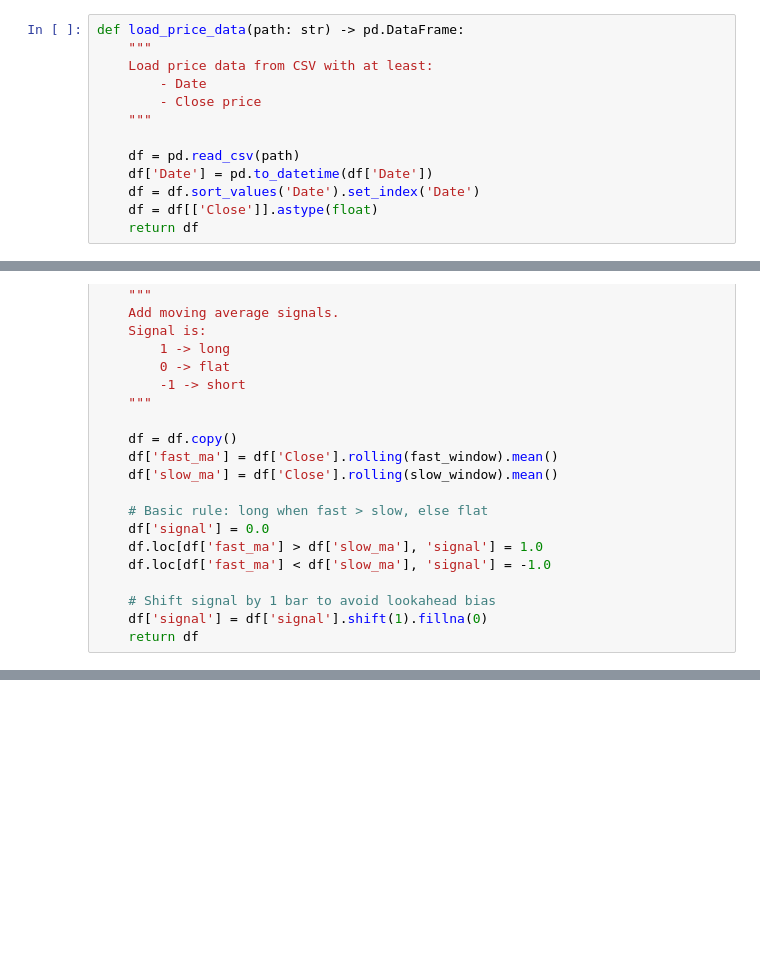
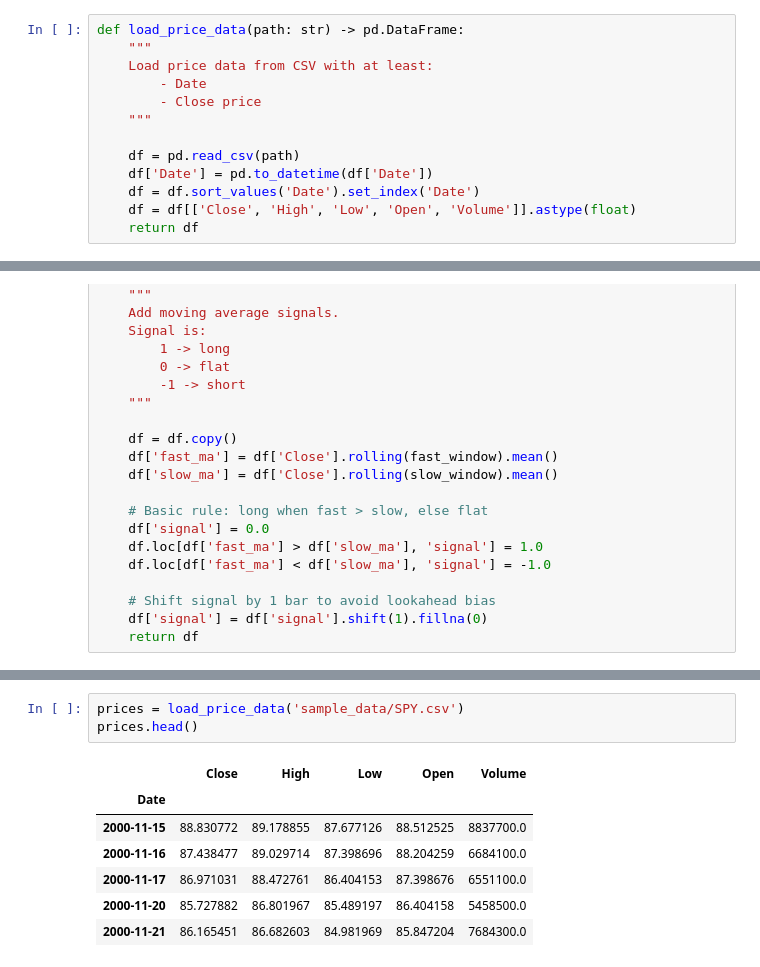
Before and after one commit to gareytwin1/alpaca-finance-lab, a Jupyter notebook: stocks/simple_backtester.ipynb, the cells around one changed output, grey strips where cells are left out. Drawn from its saved outputs; the diff is of its cells as text; blank space fills up the shorter version.

```diff
--- a/stocks/simple_backtester.ipynb
+++ b/stocks/simple_backtester.ipynb
@@ -19,7 +19,7 @@ def load_price_data(path: str) -> pd.DataFrame:
     df = pd.read_csv(path)
     df['Date'] = pd.to_datetime(df['Date'])
     df = df.sort_values('Date').set_index('Date')
-    df = df[['Close']].astype(float)
+    df = df[['Close', 'High', 'Low', 'Open', 'Volume']].astype(float)
     return df
 # %%
 def strategy_buy_and_hold(df: pd.DataFrame) -> pd.Series:
@@ -246,0 +267,11 @@ Date
+# %%
+prices = load_price_data('sample_data/SPY.csv')
+prices.head()
+# %% [output]
+|  | Close | High | Low | Open | Volume |
+| Date |  |  |  |  |  |
+| 2000-11-15 | 88.830772 | 89.178855 | 87.677126 | 88.512525 | 8837700.0 |
+| 2000-11-16 | 87.438477 | 89.029714 | 87.398696 | 88.204259 | 6684100.0 |
+| 2000-11-17 | 86.971031 | 88.472761 | 86.404153 | 87.398676 | 6551100.0 |
+| 2000-11-20 | 85.727882 | 86.801967 | 85.489197 | 86.404158 | 5458500.0 |
+| 2000-11-21 | 86.165451 | 86.682603 | 84.981969 | 85.847204 | 7684300.0 |
```
Also changed, not shown: parts of 9 cells of this notebook.
